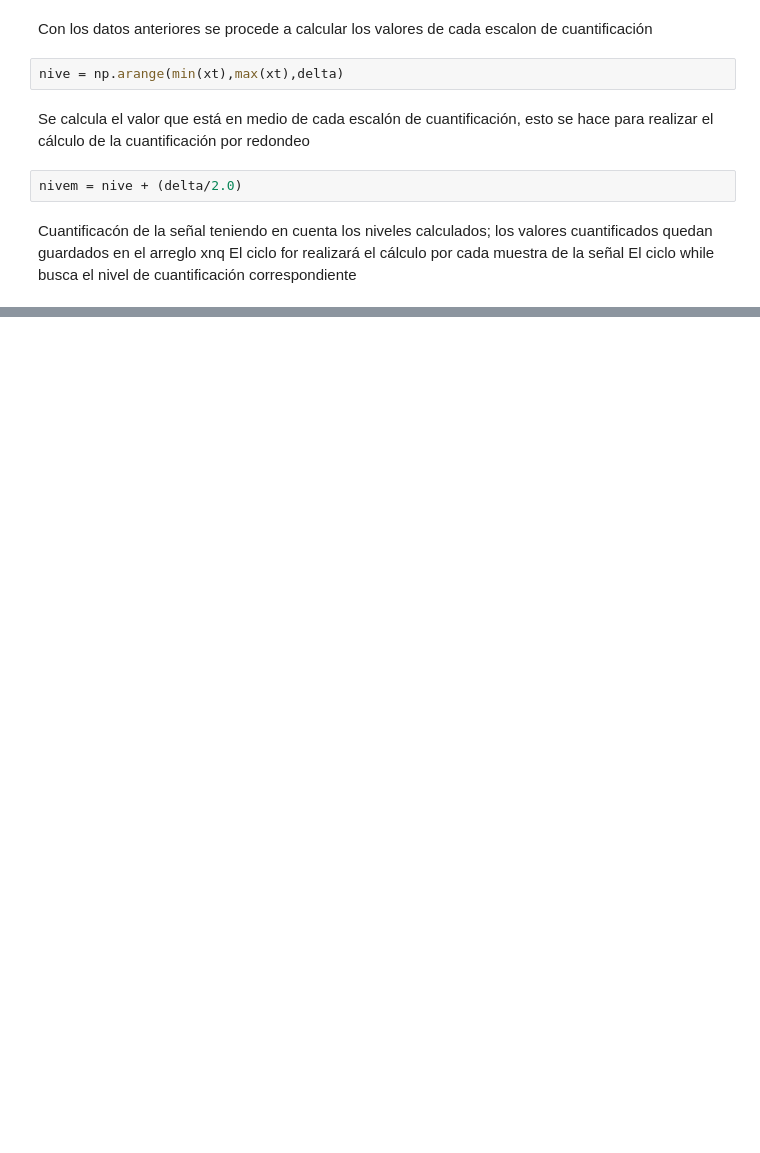
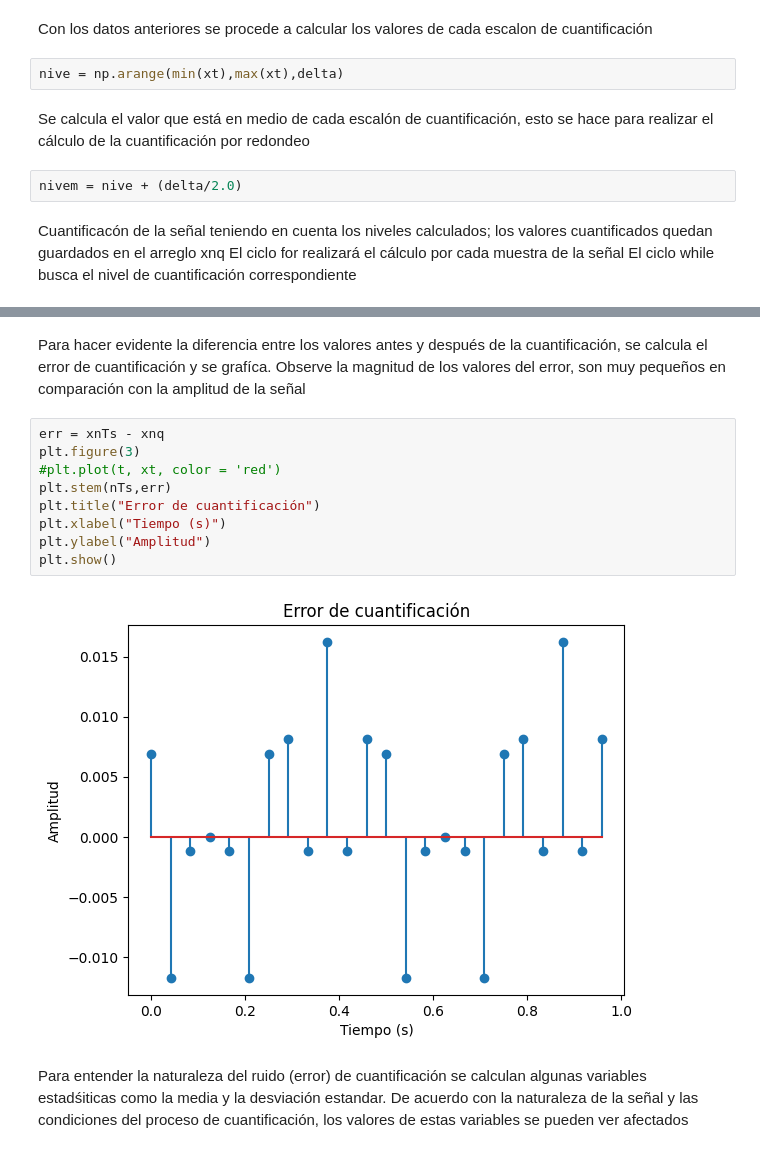
Before and after one commit to nelsonfvt/CyM_PDS, a Jupyter notebook: Teoría/1.Digitalizacion de señales/Ejemplo3.ipynb, the cells around one changed output, grey strips where cells are left out. Cells and saved outputs as stored; diff of their text form; blank space fills up the shorter version.

```diff
--- a/Teoría/1.Digitalizacion de señales/Ejemplo3.ipynb
+++ b/Teoría/1.Digitalizacion de señales/Ejemplo3.ipynb
@@ -62,0 +81,16 @@ El ciclo while busca el nivel de cuantificación correspondiente
+# %% [markdown]
+Para hacer evidente la diferencia entre los valores antes y después de la cuantificación, se calcula el error de cuantificación y se grafíca.
+Observe la magnitud de los valores del error, son muy pequeños en comparación con la amplitud de la señal
+# %%
+err = xnTs - xnq
+plt.figure(3)
+#plt.plot(t, xt, color = 'red')
+plt.stem(nTs,err)
+plt.title("Error de cuantificación")
+plt.xlabel("Tiempo (s)")
+plt.ylabel("Amplitud")
+plt.show()
+# %% [output]
+[figure, added]
+# %% [markdown]
+Para entender la naturaleza del ruido (error) de cuantificación se calculan algunas variables estadśiticas como la media y la desviación estandar. De acuerdo con la naturaleza de la señal y las condiciones del proceso de cuantificación, los valores de estas variables se pueden ver afectados
```
Also changed, not shown: parts of 6 cells of this notebook, 1 other file.
